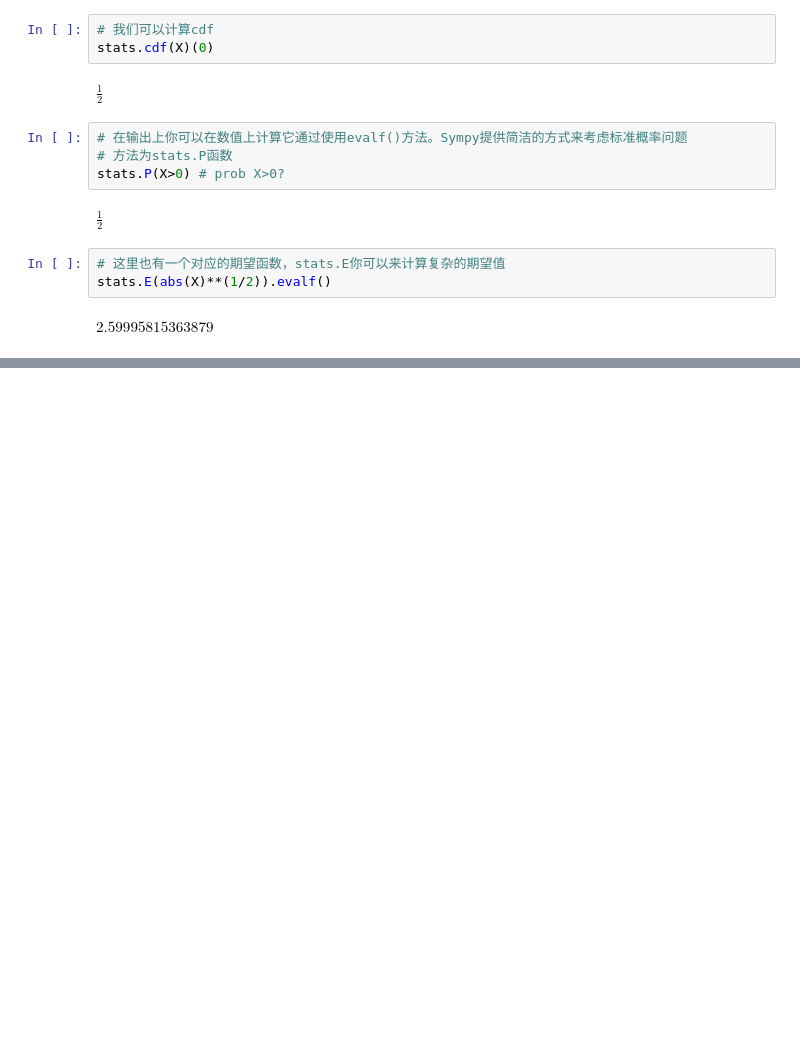
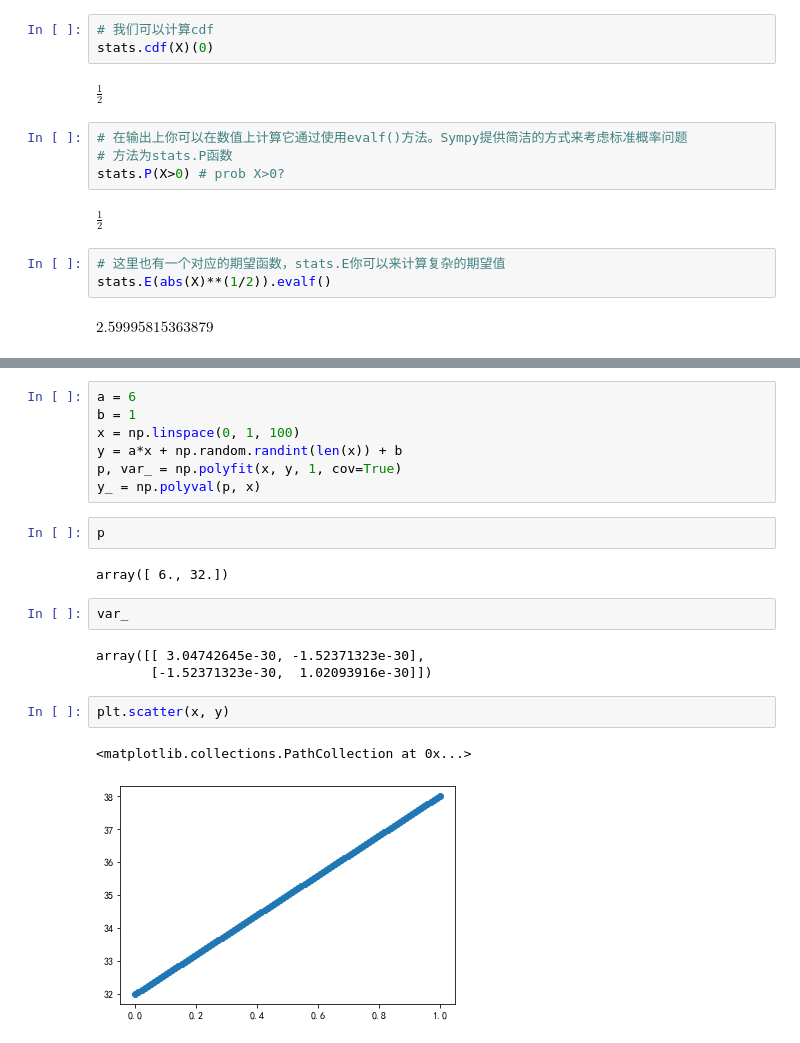
Before and after one commit to ailunguo/Project, a Jupyter notebook: Statistics----3/test3.ipynb, the cells around one changed output, grey strips where cells are left out. Drawn from its saved outputs; the diff is of its cells as text; blank space fills up the shorter version.

```diff
--- a/Statistics----3/test3.ipynb
+++ b/Statistics----3/test3.ipynb
@@ -98,0 +190,21 @@ $\displaystyle 2.59995815363879$
+# %%
+a = 6
+b = 1
+x = np.linspace(0, 1, 100)
+y = a*x + np.random.randint(len(x)) + b
+p, var_ = np.polyfit(x, y, 1, cov=True)
+y_ = np.polyval(p, x)
+# %%
+p
+# %% [output]
+array([ 6., 32.])
+# %%
+var_
+# %% [output]
+array([[ 3.04742645e-30, -1.52371323e-30],
+       [-1.52371323e-30,  1.02093916e-30]])
+# %%
+plt.scatter(x, y)
+# %% [output]
+<matplotlib.collections.PathCollection at 0x...>
+[figure, added]
```
Also changed, not shown: parts of 41 cells of this notebook.
